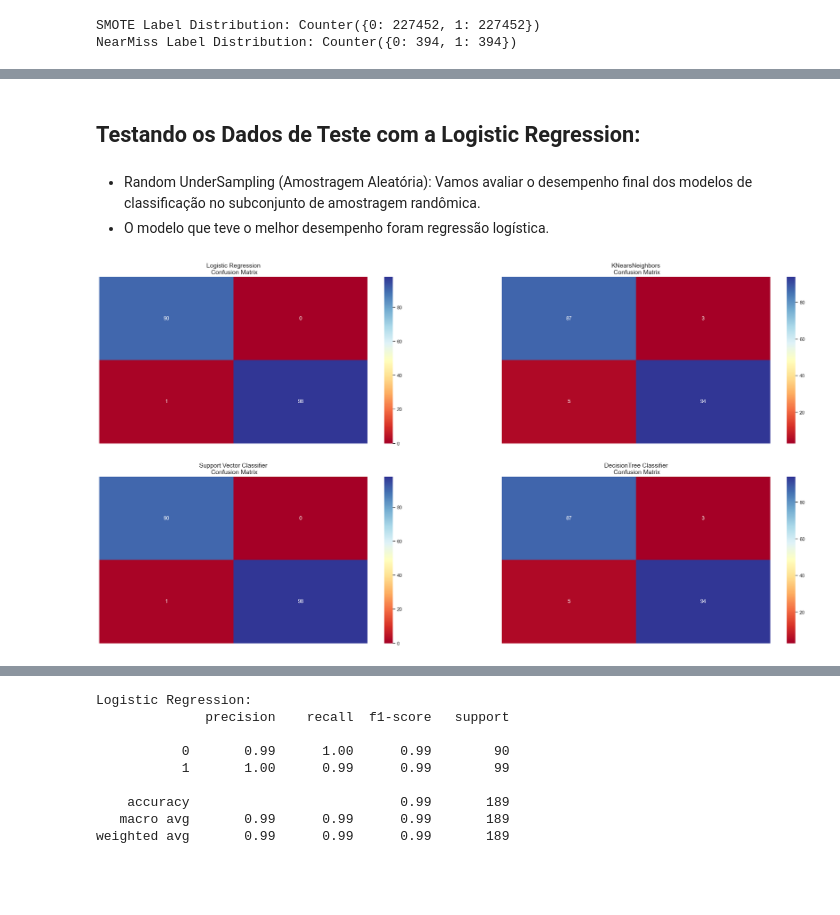
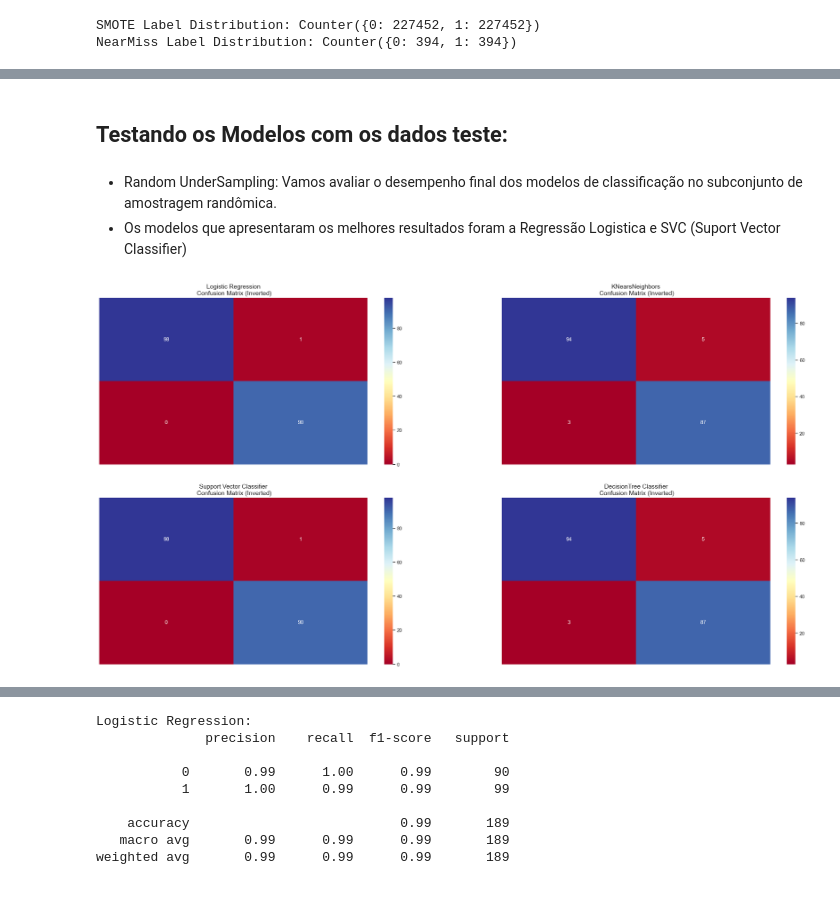
Before and after one commit to Rodrigo-Palma/Proj_Fraudes_Cartao_Credito, a Jupyter notebook: proj_fraude_cartao_credito.ipynb, the cells around one changed output, grey strips where cells are left out. Saved outputs shown, nothing was run; the diff lists cells and outputs as text; code cells hidden in the pictures.

Commit message:
finalizado

```diff
--- a/proj_fraude_cartao_credito.ipynb
+++ b/proj_fraude_cartao_credito.ipynb
@@ -360,7 +355,7 @@ Observação: Devemos garantir que usemos a subamostra em nossa matriz de correl
 
 colors = ['lightblue', 'pink']
 
-features = ['V16', 'V10', 'V12', 'V14']
+features = ['V16', 'V10', 'V12']
 
 fig, axes = plt.subplots(ncols=len(features), figsize=(20, 4))
 
@@ -374,7 +369,7 @@ plt.show()
 # %%
 colors = ['lightblue', 'pink']
 
-features = ['V4', 'V11', 'V2', 'V19']
+features = ['V4', 'V11', 'V2']
 
 fig, axes = plt.subplots(ncols=len(features), figsize=(20, 4))
 
@@ -391,7 +386,7 @@ from scipy.stats import norm
 def plot_distribution(dataframe, feature_name, color, ax):
     fraud_dist = dataframe[feature_name].loc[dataframe['Class'] == 1].values
     sns.distplot(fraud_dist, ax=ax, fit=norm, color=color)
-    ax.set_title('{} Distribuição \n (Transações Fraudulentas)'.format(feature_name), fontsize=11)
+    ax.set_title('{} Distribuição \n (Transações Com Fraudes)'.format(feature_name), fontsize=11)
     ax.set_ylabel('Densidade')
 
 f, axes = plt.subplots(2, 3, figsize=(20, 6))
@@ -399,7 +394,7 @@ plt.subplots_adjust(hspace=0.4)
 axes = axes.ravel()
 
 features = ['V4', 'V11', 'V2', 'V16', 'V10', 'V12']
-colors = ['orange', 'lightblue', 'purple', 'lightgreen', 'yellow', 'brown']
+colors = ['orange', 'lightblue', 'purple', 'lightgreen', 'red', 'brown']
 
 for i, feature in enumerate(features):
     plot_distribution(new_df, feature, colors[i], axes[i])
@@ -824,32 +801,3 @@ plt.show()
 from sklearn.metrics import precision_recall_curve
 
 precision, recall, threshold = precision_recall_curve(y_train, log_reg_pred)
-# %%
-from sklearn.metrics import recall_score, precision_score, f1_score, accuracy_score
-
-# Caso de Overfitting
-y_pred = log_reg.predict(X_train)
-metrics_overfitting = {
-    'Recall Score': recall_score(y_train, y_pred),
-    'Precision Score': precision_score(y_train, y_pred),
-    'F1 Score': f1_score(y_train, y_pred),
-    'Accuracy Score': accuracy_score(y_train, y_pred)
-}
-print('---' * 45)
-print('Caso de Overfitting: \n')
-for metric, score in metrics_overfitting.items():
-    print(f'{metric}: {score:.2f}')
-print('---' * 45)
-
-# Metricas com Undersampling
-metrics_undersample = {
-    'Accuracy Score': np.mean(undersample_accuracy),
-    'Precision Score': np.mean(undersample_precision),
-    'Recall Score': np.mean(undersample_recall),
-    'F1 Score': np.mean(undersample_f1)
-}
-print('---' * 45)
-print('Métrica com Undersampling:\n')
-for metric, score in metrics_undersample.items():
-    print(f'{metric}: {score:.2f}')
-print('---' * 45)
@@ -1037,30 +968,34 @@ Tempo de implementação do GridSearchCV  :17.991456747055054 sec
-# %% [markdown]
-## Testando os Dados de Teste com a Logistic Regression:
+# %% [markdown]
+## Testando os Modelos com os dados teste:
 # %% [markdown]
 
-- Random UnderSampling (Amostragem Aleatória): Vamos avaliar o desempenho final dos modelos de classificação no subconjunto de amostragem randômica.
-- O modelo que teve o melhor desempenho foram regressão logística.
+- Random UnderSampling: Vamos avaliar o desempenho final dos modelos de classificação no subconjunto de amostragem randômica.
+- Os modelos que apresentaram os melhores resultados foram a Regressão Logistica e SVC (Suport Vector Classifier)
 # %%
 # Modelos Usando Undersampling
 from sklearn.metrics import confusion_matrix
 
 # Lista de modelos e previsões
 models = [log_reg, knears_neighbors, svc, tree_clf]
 y_preds = [model.predict(X_test) for model in models]
 
 # Lista de rótulos e matrizes de confusão
 labels = ["Logistic Regression", "KNearsNeighbors", "Support Vector Classifier", "DecisionTree Classifier"]
 confusion_matrices = [confusion_matrix(y_test, y_pred) for y_pred in y_preds]
 
 # Configuração da figura
 fig, axes = plt.subplots(2, 2, figsize=(30, 15))
 
 for i, ax in enumerate(axes.ravel()):
-    sns.heatmap(confusion_matrices[i], ax=ax, annot=True, cmap=plt.cm.RdYlBu)
-    ax.set_title(labels[i] + "\n Confusion Matrix", fontsize=14)
+    # Invertendo os quadrantes
+    tn, fp, fn, tp = confusion_matrices[i].ravel()
+    inverted_confusion_matrix = np.array([[tp, fn], [fp, tn]])
+
+    sns.heatmap(inverted_confusion_matrix, ax=ax, annot=True, cmap=plt.cm.RdYlBu)
+    ax.set_title(labels[i] + "\n Confusion Matrix (Inverted)", fontsize=14)
     ax.set_xticklabels(['', ''], fontsize=14, rotation=90)
     ax.set_yticklabels(['', ''], fontsize=14, rotation=360)
 
 plt.show()
 # %% [output]
-[figure, old version]
+[figure, new version]
```
Also changed, not shown: parts of 28 cells of this notebook.
